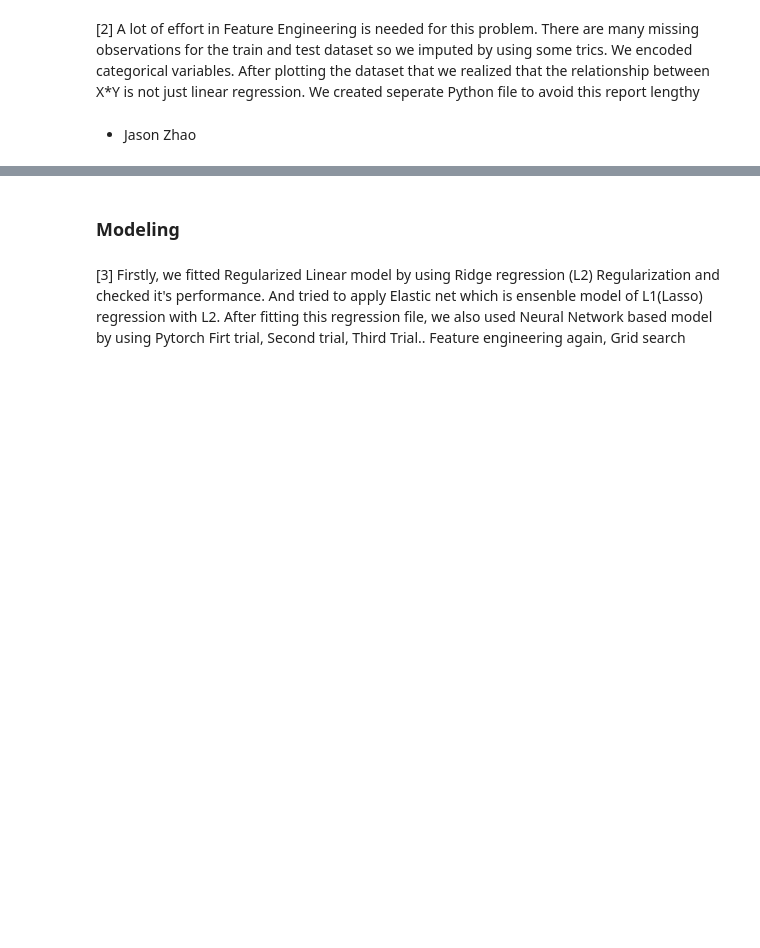
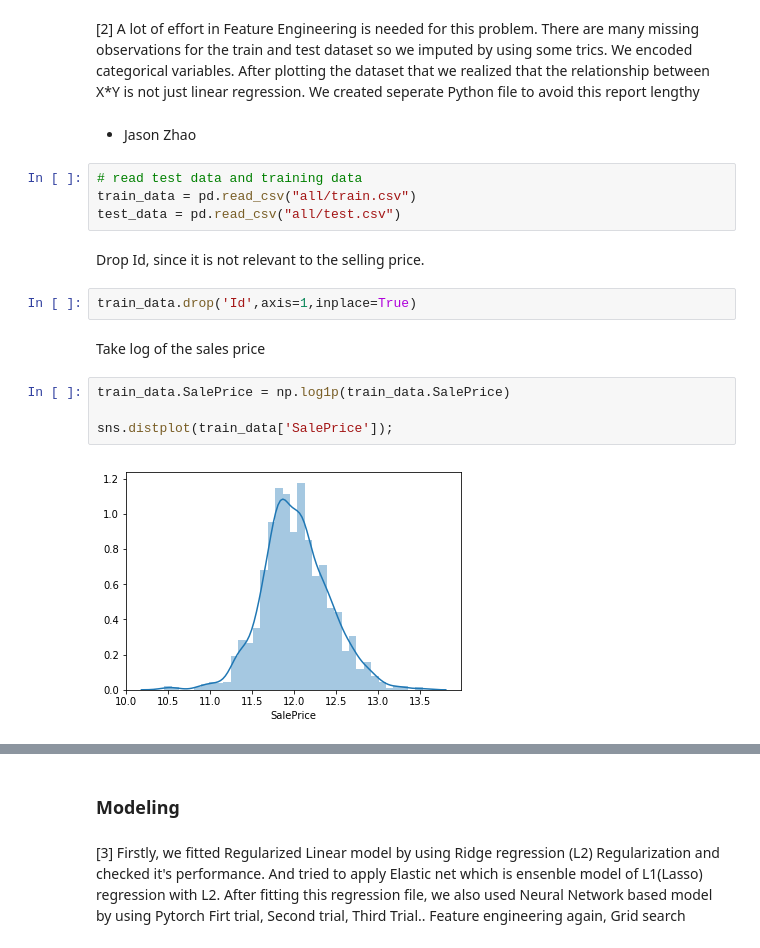
Before and after one commit to Sooyeong/CSE627_project, a Jupyter notebook: Report_ver1.ipynb, the cells around one changed output, grey strips where cells are left out. Cells and saved outputs as stored; diff of their text form; blank space fills up the shorter version.

```diff
--- a/Report_ver1.ipynb
+++ b/Report_ver1.ipynb
@@ -126,3 +126,19 @@ res=stats.probplot(np.log(train['SalePrice']), plot=plt)
 [2] A lot of effort in Feature Engineering is needed for this problem. There are many missing observations for the train and test dataset so we imputed by using some trics. We encoded categorical variables. After plotting the dataset that we realized that the relationship between X*Y is not just linear regression. We created seperate Python file to avoid this report lengthy
 # %% [markdown]
 * Jason Zhao
+# %%
+# read test data and training data
+train_data = pd.read_csv("all/train.csv")
+test_data = pd.read_csv("all/test.csv")
+# %% [markdown]
+Drop Id, since it is not relevant to the selling price.
+# %%
+train_data.drop('Id',axis=1,inplace=True)
+# %% [markdown]
+Take log of the sales price
+# %%
+train_data.SalePrice = np.log1p(train_data.SalePrice)
+
+sns.distplot(train_data['SalePrice']);
+# %% [output]
+[figure, added]
```
Also changed, not shown: parts of 73 cells of this notebook.
